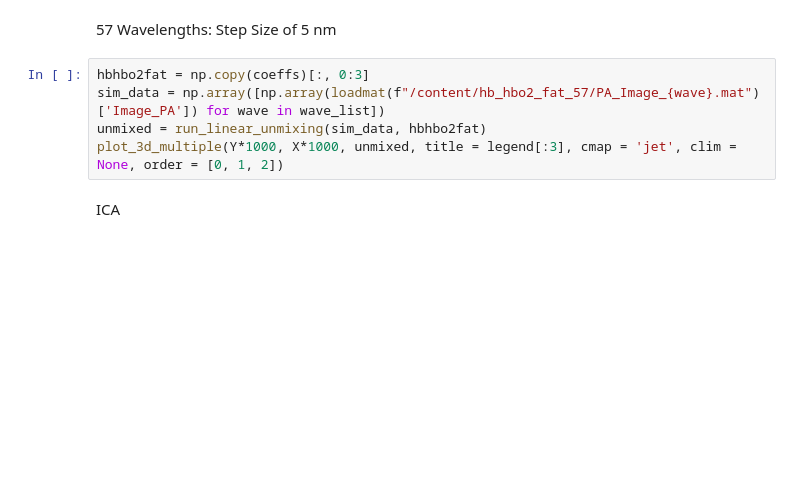
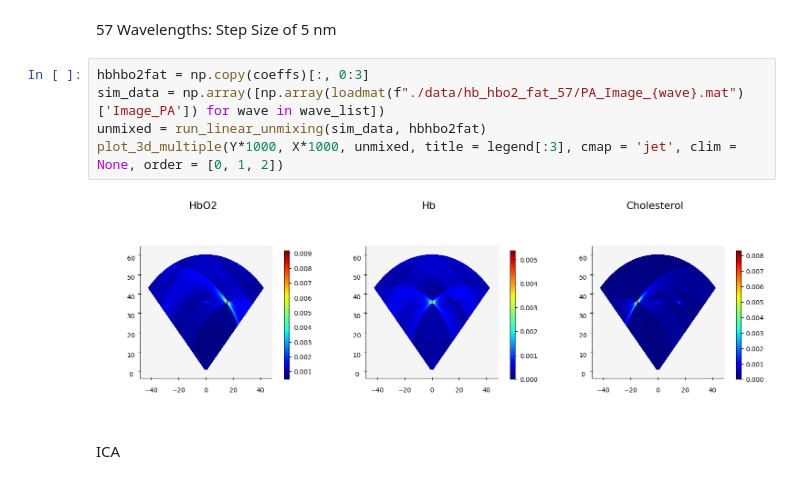
Before and after one commit to pramethg/unmixing, a Jupyter notebook: notebooks/Linear_and_ICA_Unmixing.ipynb, the cells around one changed output. Drawn from its saved outputs; the diff is of its cells as text; blank space fills up the shorter version.

```diff
--- a/notebooks/Linear_and_ICA_Unmixing.ipynb
+++ b/notebooks/Linear_and_ICA_Unmixing.ipynb
@@ -43,9 +43,11 @@ plot_3d_multiple(Y*1000, X*1000, unmixed, title = legend[:3], cmap = 'jet', clim
 57 Wavelengths: Step Size of 5 nm
 # %%
 hbhbo2fat = np.copy(coeffs)[:, 0:3]
-sim_data = np.array([np.array(loadmat(f"/content/hb_hbo2_fat_57/PA_Image_{wave}.mat")['Image_PA']) for wave in wave_list])
+sim_data = np.array([np.array(loadmat(f"./data/hb_hbo2_fat_57/PA_Image_{wave}.mat")['Image_PA']) for wave in wave_list])
 unmixed = run_linear_unmixing(sim_data, hbhbo2fat)
 plot_3d_multiple(Y*1000, X*1000, unmixed, title = legend[:3], cmap = 'jet', clim = None, order = [0, 1, 2])
+# %% [output]
+[figure, added]
 # %% [markdown]
 ICA
 # %%
```
Also changed, not shown: parts of 6 cells of this notebook, 8 other files.
